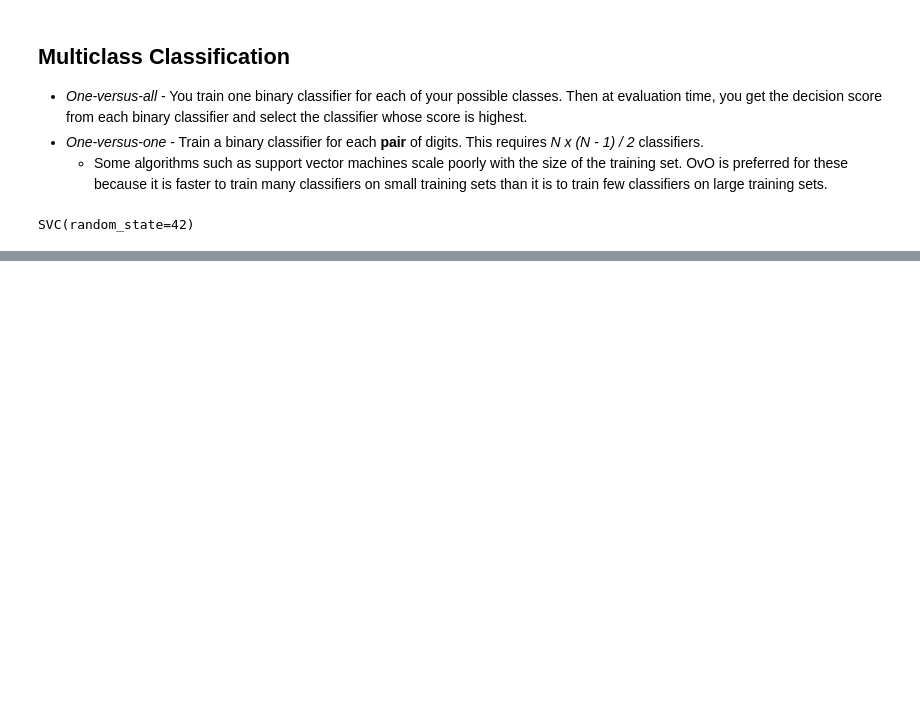
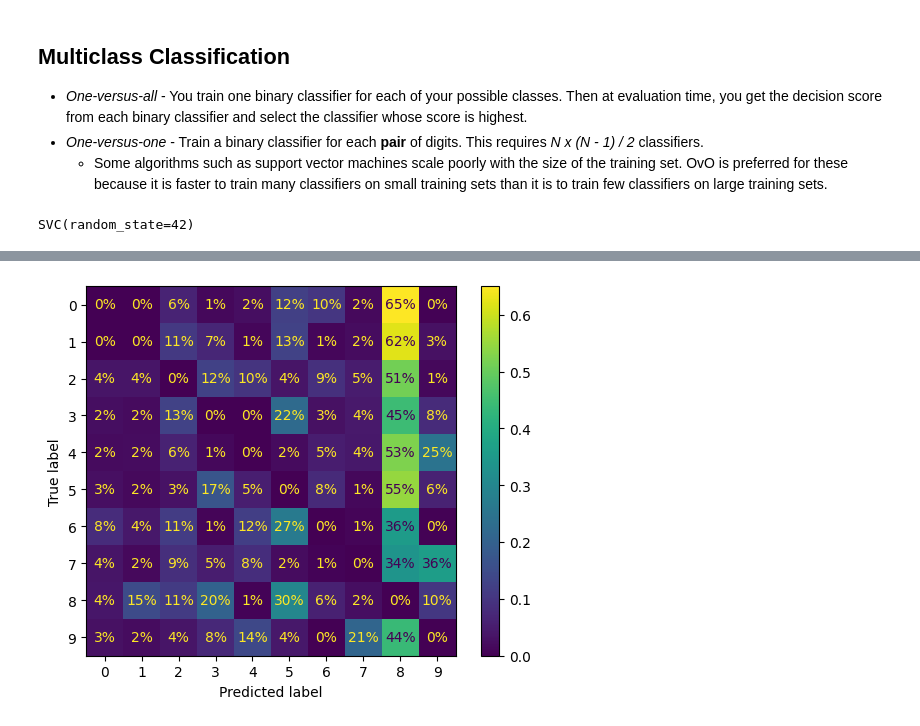
Before and after one commit to TevinAchong/hands-on-ml, a Jupyter notebook: chapter_03/eda.ipynb, the cells around one changed output, grey strips where cells are left out. Drawn from its saved outputs; the diff is of its cells as text; code cells hidden in the pictures; blank space fills up the shorter version.

```diff
--- a/chapter_03/eda.ipynb
+++ b/chapter_03/eda.ipynb
@@ -350,0 +411,11 @@ array(['3'], dtype=object)
+# %%
+# Putting zero weight on the correct predictions to properly highlight erroneous predictions
+sample_weight = (y_train_pred != y_train) #true where the prediction is incorrect
+ConfusionMatrixDisplay.from_predictions(
+    y_train, y_train_pred,
+    sample_weight=sample_weight,
+    normalize='true', values_format='.0%'
+)
+plt.show()
+# %% [output]
+[figure, added]
```
Also changed, not shown: parts of 23 cells of this notebook.
